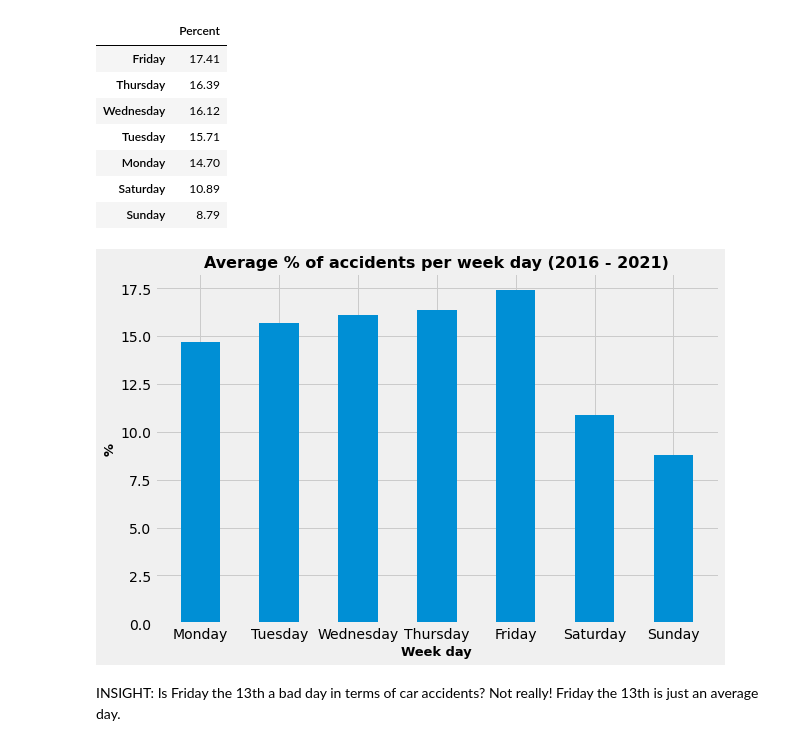
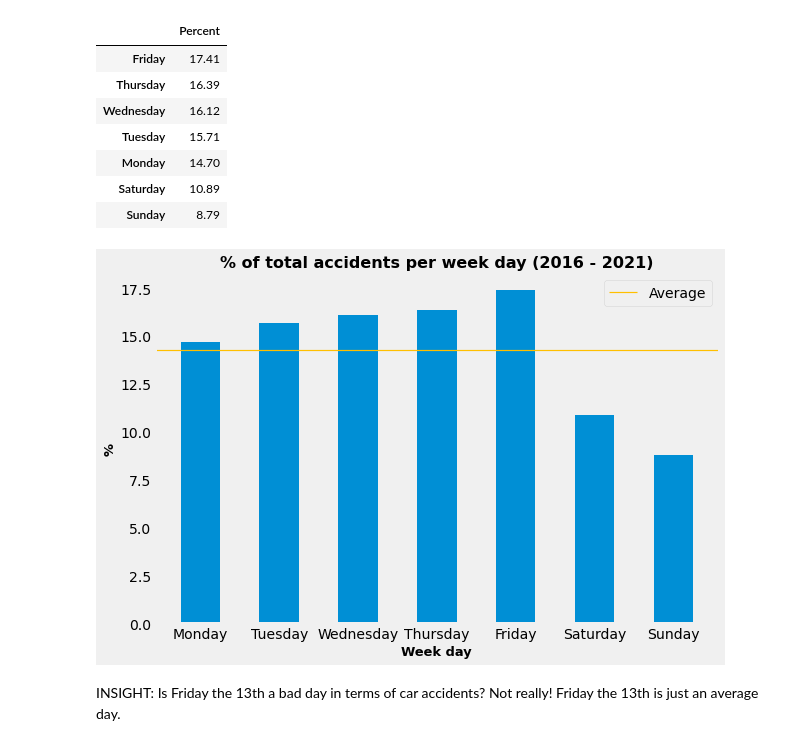
Before and after one commit to lyubol/Exploratory-Data-Analysis, a Jupyter notebook: EDA - US Accidents/US Accidents-checkpoint.ipynb, the cells around one changed output. Drawn from its saved outputs; the diff is of its cells as text; code cells hidden in the pictures.

```diff
--- a/EDA - US Accidents/US Accidents-checkpoint.ipynb
+++ b/EDA - US Accidents/US Accidents-checkpoint.ipynb
@@ -825,28 +828,31 @@ df_accidents_by_day_percent
 # %%
 # Visualize average percent of total accidents by week day, using a bar chart to clearly show the difference between the compared groups.
 
 lookup_days = {
     "Monday":1,
     "Tuesday":2,
     "Wednesday":3,
     "Thursday":4,
     "Friday":5,
     "Saturday":6,
     "Sunday":7,
 }
 
 df_accidents_by_day_percent["Day_Num"] = df_accidents_by_day_percent.index.map(lookup_days)
 df_accidents_by_day_percent = df_accidents_by_day_percent.sort_values("Day_Num")
 
 
 plt_size = plt.figure(figsize=(9,6))
 plt.bar(df_accidents_by_day_percent.index, df_accidents_by_day_percent["Percent"], width=0.5)
-plt.title("Average % of accidents per week day (2016 - 2021)", fontsize=16, fontweight="bold")
+plt.axhline(df_accidents_by_day_percent["Percent"].mean(), color='#ffbf00', linewidth=1.2, label="Average")
+plt.title("% of total accidents per week day (2016 - 2021)", fontsize=16, fontweight="bold")
 plt.xlabel("Week day", fontsize=13, fontweight="bold")
 plt.ylabel("%", fontsize=13, fontweight="bold")
+plt.legend()
+plt.grid(False)
 plt.show()
 # %% [output]
-[figure, old version]
+[figure, new version]
 # %% [markdown]
 INSIGHT: Is Friday the 13th a bad day in terms of car accidents? Not really! Friday the 13th is just an average day.
 # %%
```
Also changed, not shown: parts of 5 cells of this notebook.
